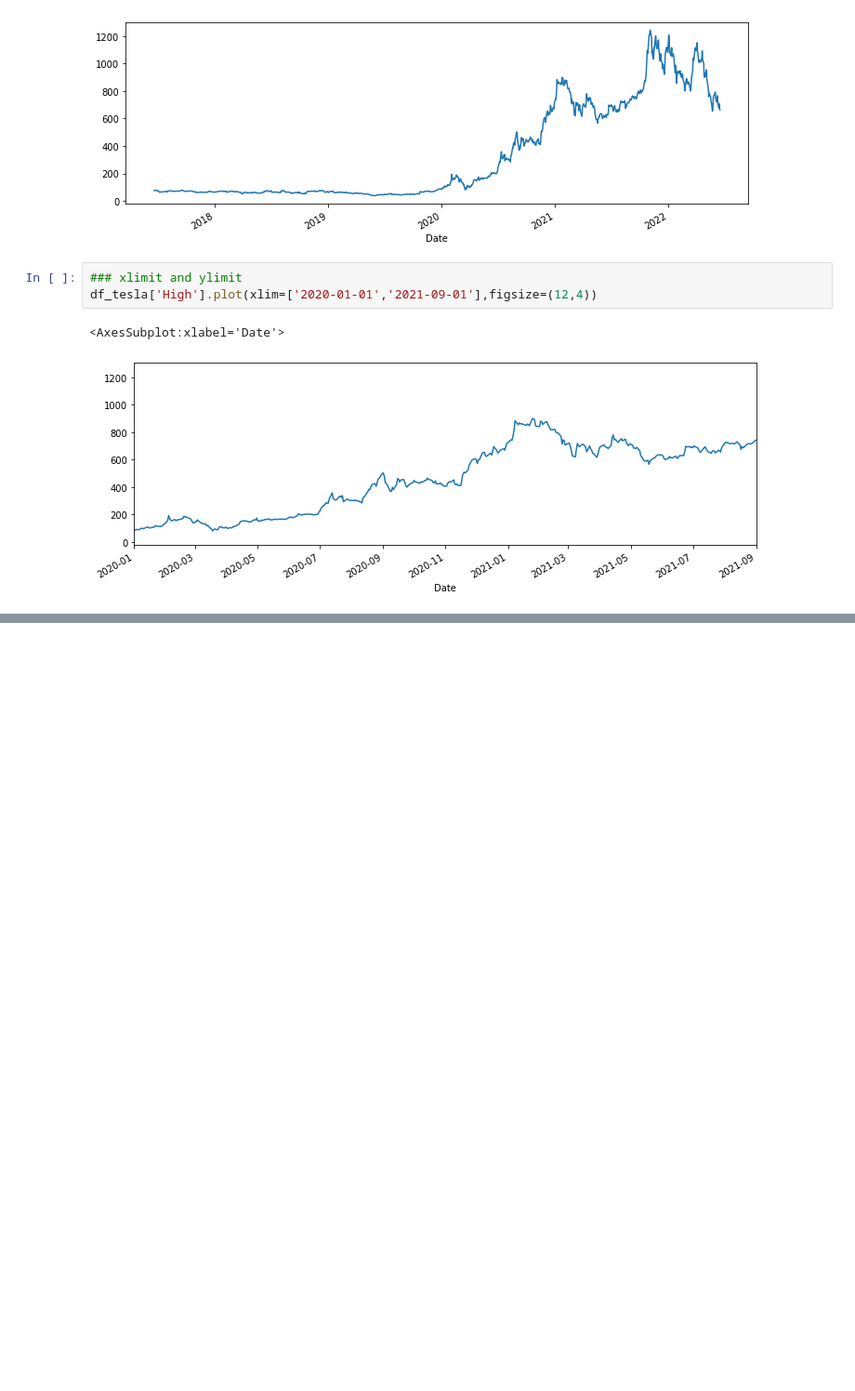
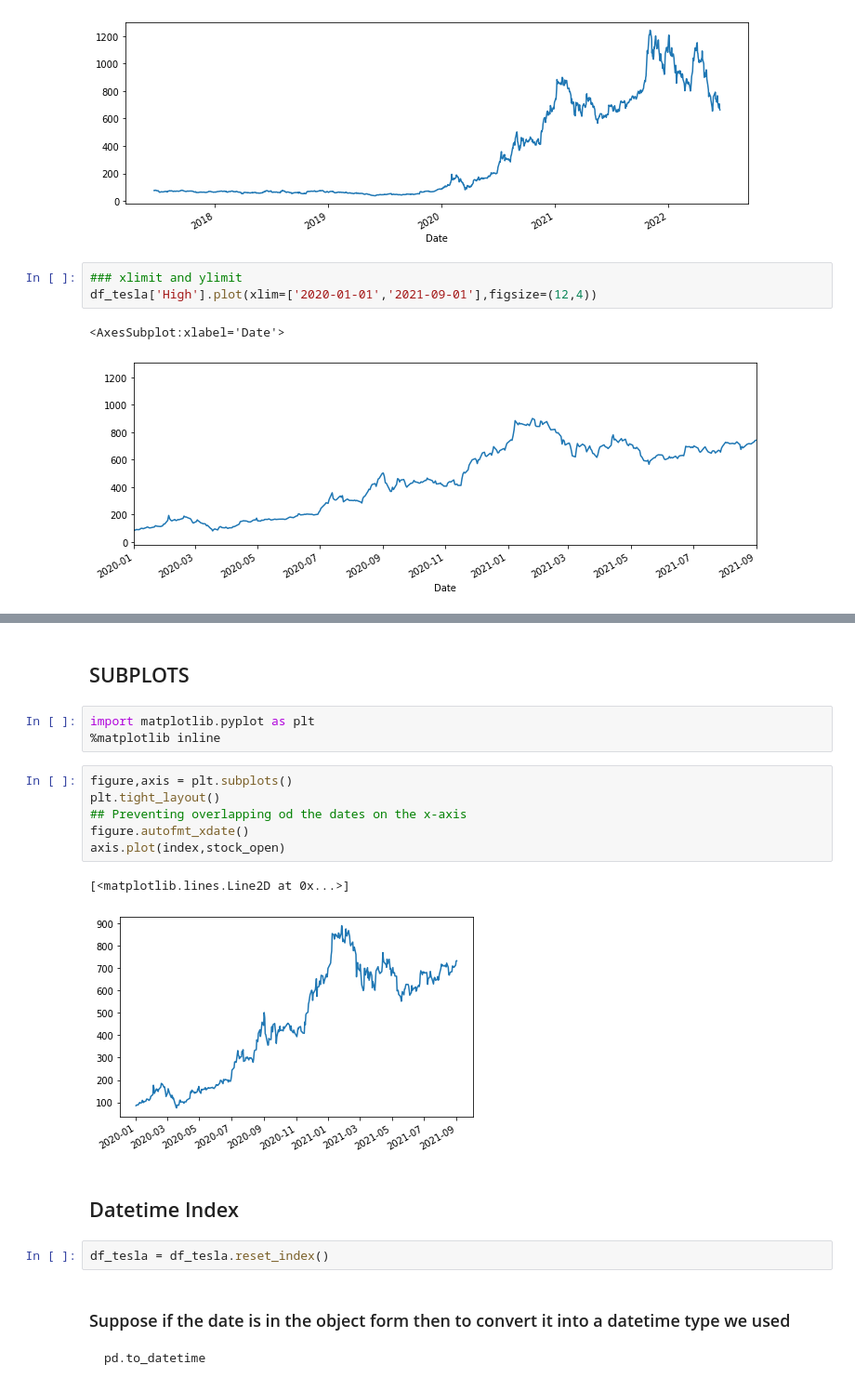
Before and after one commit to siddartha-10/EDA-TimeSeriesData, a Jupyter notebook: Time Series EDA.ipynb, the cells around one changed output, grey strips where cells are left out. Shown at 93% size. Drawn from its saved outputs; the diff is of its cells as text; blank space fills up the shorter version.

```diff
--- a/Time Series EDA.ipynb
+++ b/Time Series EDA.ipynb
@@ -38,0 +85,21 @@ df_tesla['High'].plot(xlim=['2020-01-01','2021-09-01'],figsize=(12,4))
+# %% [markdown]
+## SUBPLOTS
+# %%
+import matplotlib.pyplot as plt
+%matplotlib inline
+# %%
+figure,axis = plt.subplots()
+plt.tight_layout()
+## Preventing overlapping od the dates on the x-axis
+figure.autofmt_xdate()
+axis.plot(index,stock_open)
+# %% [output]
+[<matplotlib.lines.Line2D at 0x...>]
+[figure, added]
+# %% [markdown]
+## Datetime Index
+# %%
+df_tesla = df_tesla.reset_index()
+# %% [markdown]
+### Suppose if the date is in the object form then to convert it into a datetime type we used
+    pd.to_datetime
```
Also changed, not shown: parts of 29 cells of this notebook.
